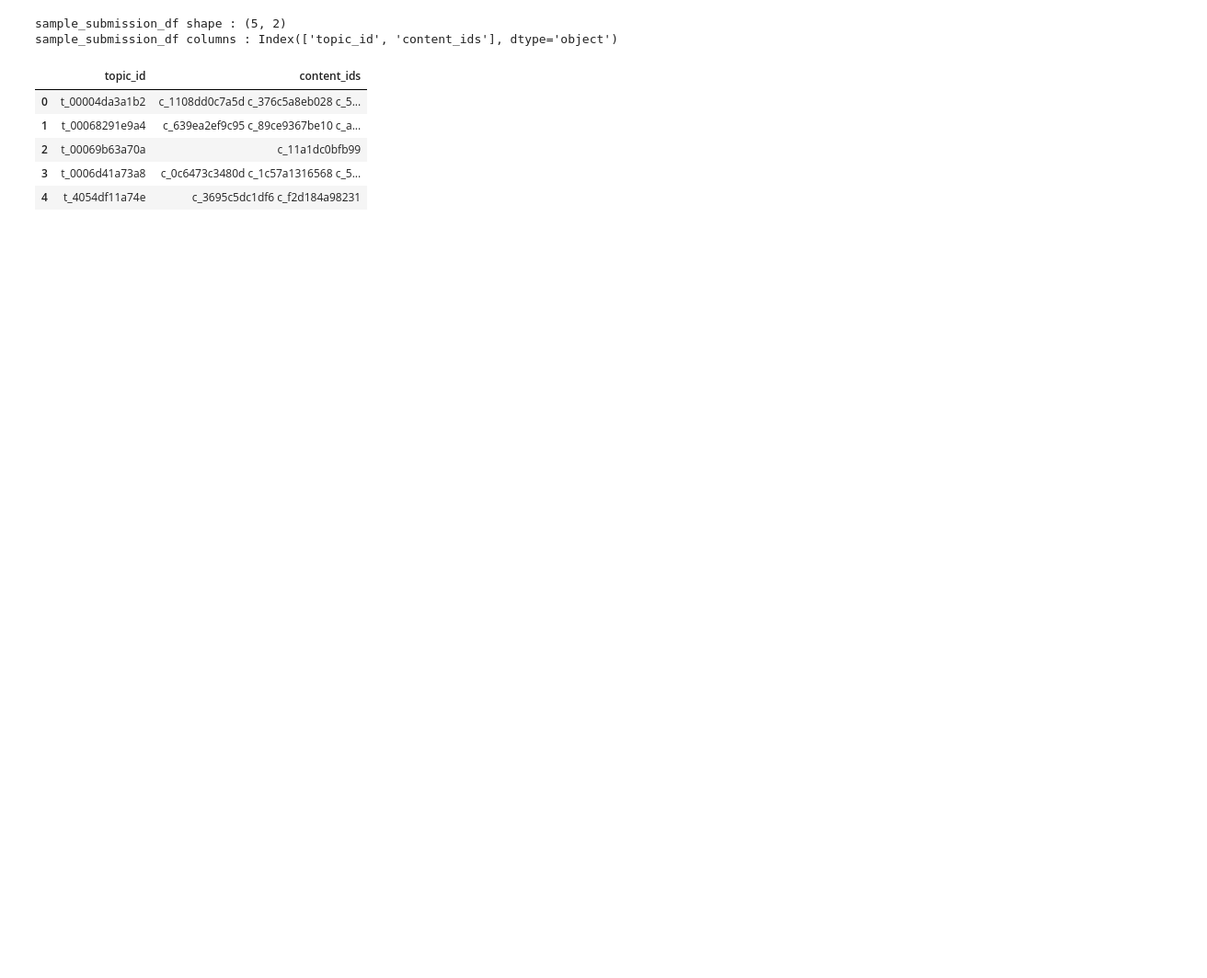
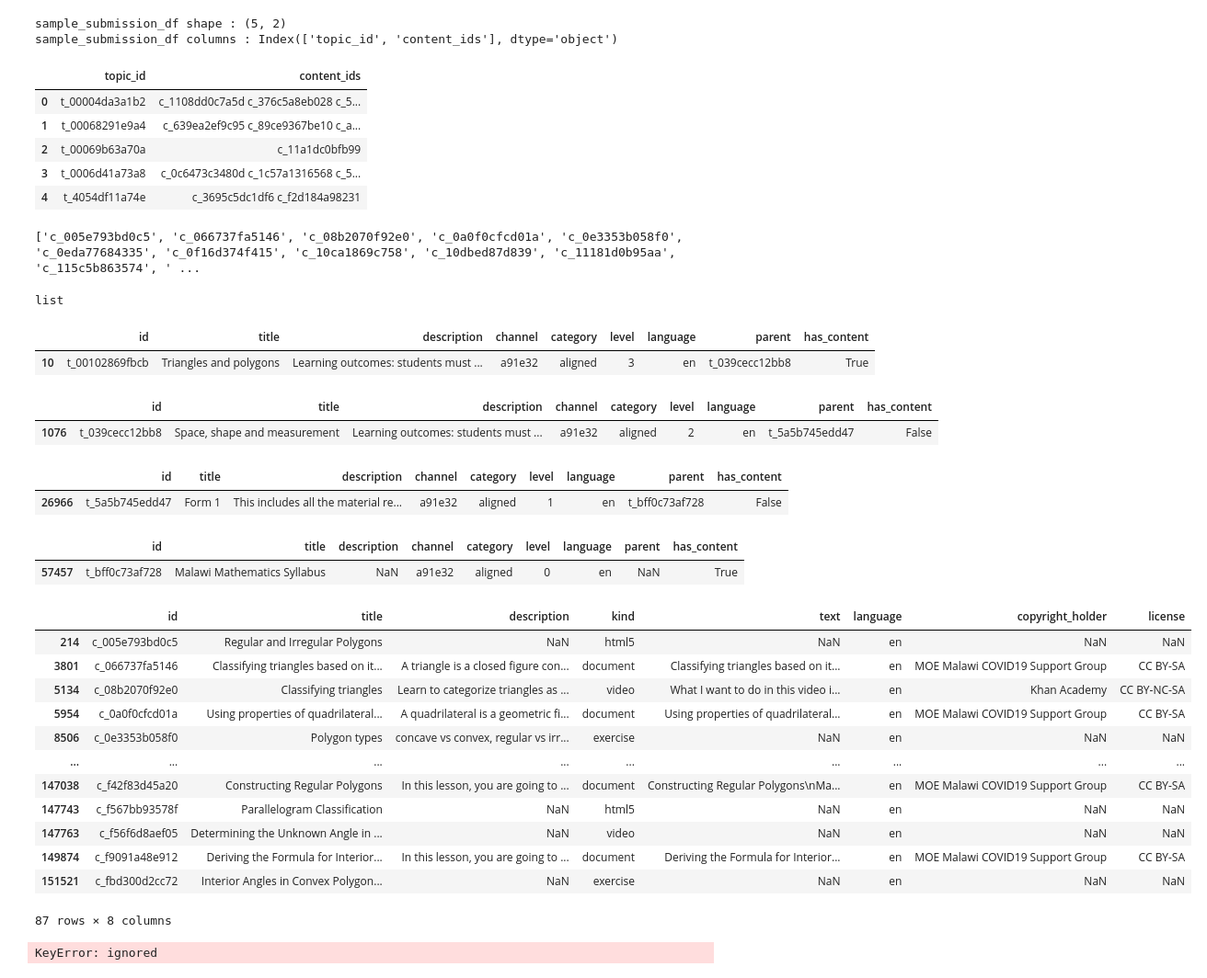
Before and after one commit to amarsinghen/Learning_Equality_Curriculum_Recommendations, a Jupyter notebook: Learning_Equality_Curriculum_Recommendations.ipynb, the cells around one changed output. Shown: that part at 92% size. Cells and saved outputs as stored; diff of their text form; code cells hidden in the pictures; blank space fills up the shorter version.

```diff
--- a/Learning_Equality_Curriculum_Recommendations.ipynb
+++ b/Learning_Equality_Curriculum_Recommendations.ipynb
@@ -152,3 +152,46 @@ sample_submission_df columns : Index(['topic_id', 'content_ids'], dtype='object'
 | 2 | t_00069b63a70a | c_11a1dc0bfb99 |
 | 3 | t_0006d41a73a8 | c_0c6473c3480d c_1c57a1316568 c_5... |
 | 4 | t_4054df11a74e | c_3695c5dc1df6 c_f2d184a98231 |
+# %%
+example_data_point = correlations_df.loc[correlations_df['topic_id'].values=='t_00102869fbcb', 'content_ids'].values[0].split(" ")
+print(example_data_point)
+type(example_data_point)
+# %% [output]
+['c_005e793bd0c5', 'c_066737fa5146', 'c_08b2070f92e0', 'c_0a0f0cfcd01a', 'c_0e3353b058f0', 'c_0eda77684335', 'c_0f16d374f415', 'c_10ca1869c758', 'c_10dbed87d839', 'c_11181d0b95aa', 'c_115c5b863574', ' ...
+list
+# %%
+topics_df.loc[topics_df['id']=='t_00102869fbcb']
+# %% [output]
+|  | id | title | description | channel | category | level | language | parent | has_content |
+| 10 | t_00102869fbcb | Triangles and polygons | Learning outcomes: students must ... | a91e32 | aligned | 3 | en | t_039cecc12bb8 | True |
+# %%
+topics_df.loc[topics_df['id']=='t_039cecc12bb8']
+# %% [output]
+|  | id | title | description | channel | category | level | language | parent | has_content |
+| 1076 | t_039cecc12bb8 | Space, shape and measurement | Learning outcomes: students must ... | a91e32 | aligned | 2 | en | t_5a5b745edd47 | False |
+# %%
+topics_df.loc[topics_df['id']=='t_5a5b745edd47']
+# %% [output]
+|  | id | title | description | channel | category | level | language | parent | has_content |
+| 26966 | t_5a5b745edd47 | Form 1 | This includes all the material re... | a91e32 | aligned | 1 | en | t_bff0c73af728 | False |
+# %%
+topics_df.loc[topics_df['id']=='t_bff0c73af728']
+# %% [output]
+|  | id | title | description | channel | category | level | language | parent | has_content |
+| 57457 | t_bff0c73af728 | Malawi Mathematics Syllabus | NaN | a91e32 | aligned | 0 | en | NaN | True |
+# %%
+content_df.loc[content_df['id'].isin(example_data_point)]
+# %% [output]
+|  | id | title | description | kind | text | language | copyright_holder | license |
+| 214 | c_005e793bd0c5 | Regular and Irregular Polygons | NaN | html5 | NaN | en | NaN | NaN |
+| 3801 | c_066737fa5146 | Classifying triangles based on it... | A triangle is a closed figure con... | document | Classifying triangles based on it... | en | MOE Malawi COVID19 Support Group | CC BY-SA |
+| 5134 | c_08b2070f92e0 | Classifying triangles | Learn to categorize triangles as ... | video | What I want to do in this video i... | en | Khan Academy | CC BY-NC-SA |
+| 5954 | c_0a0f0cfcd01a | Using properties of quadrilateral... | A quadrilateral is a geometric fi... | document | Using properties of quadrilateral... | en | MOE Malawi COVID19 Support Group | CC BY-SA |
+| 8506 | c_0e3353b058f0 | Polygon types | concave vs convex, regular vs irr... | exercise | NaN | en | NaN | NaN |
+| ... | ... | ... | ... | ... | ... | ... | ... | ... |
+| 147038 | c_f42f83d45a20 | Constructing Regular Polygons | In this lesson, you are going to ... | document | Constructing Regular Polygons\nMa... | en | MOE Malawi COVID19 Support Group | CC BY-SA |
+| 147743 | c_f567bb93578f | Parallelogram Classification | NaN | html5 | NaN | en | NaN | NaN |
+| 147763 | c_f56f6d8aef05 | Determining the Unknown Angle in ... | NaN | video | NaN | en | NaN | NaN |
+| 149874 | c_f9091a48e912 | Deriving the Formula for Interior... | In this lesson, you are going to ... | document | Deriving the Formula for Interior... | en | MOE Malawi COVID19 Support Group | CC BY-SA |
+| 151521 | c_fbd300d2cc72 | Interior Angles in Convex Polygon... | NaN | exercise | NaN | en | NaN | NaN |
+87 rows × 8 columns
@@ -154,0 +200,4 @@ sample_submission_df columns : Index(['topic_id', 'content_ids'], dtype='object'
+# %%
+result = pd.merge(content_df, topics_df, how="left", on=["key1", "key2"])
+# %% [output]
+KeyError: ignored
```
Also changed, not shown: parts of 1 cell of this notebook.
